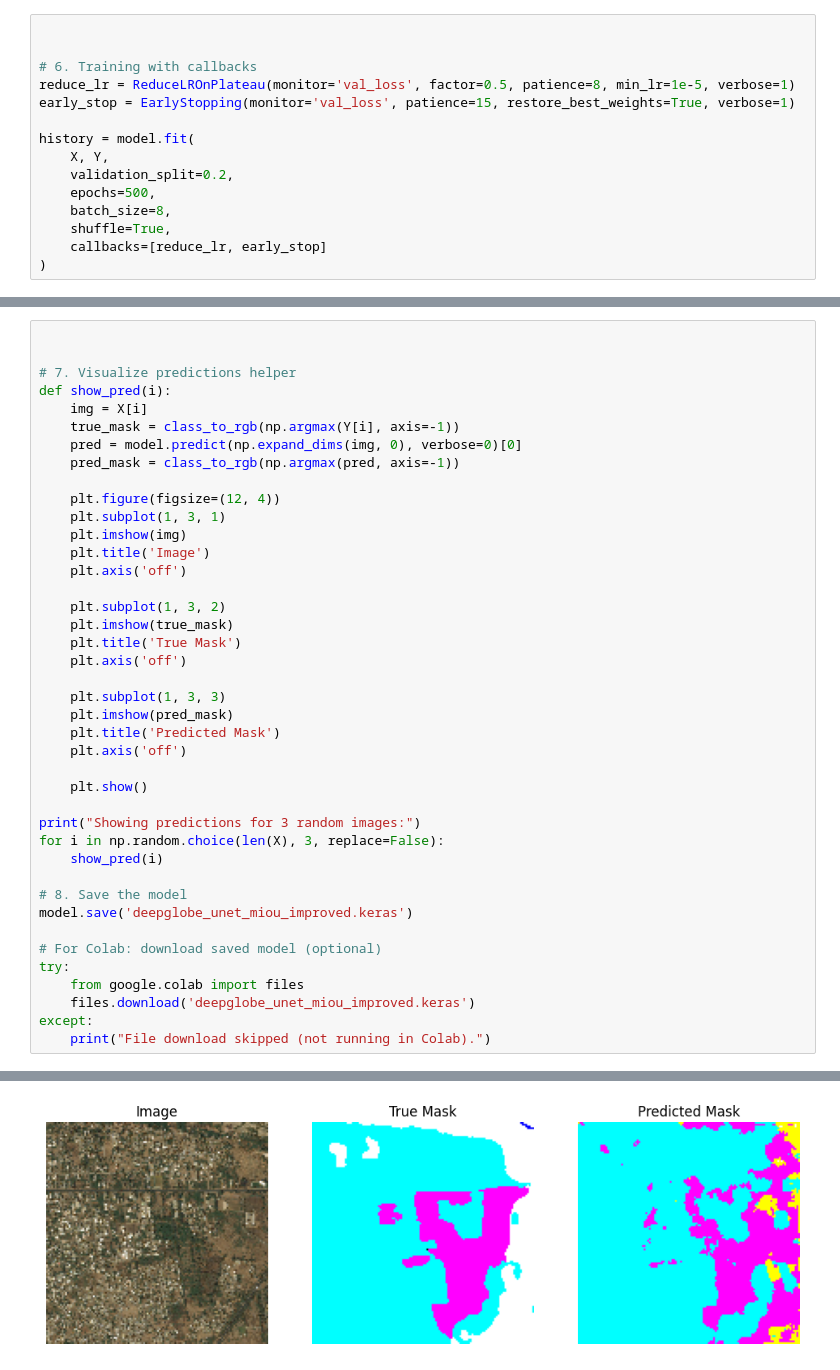
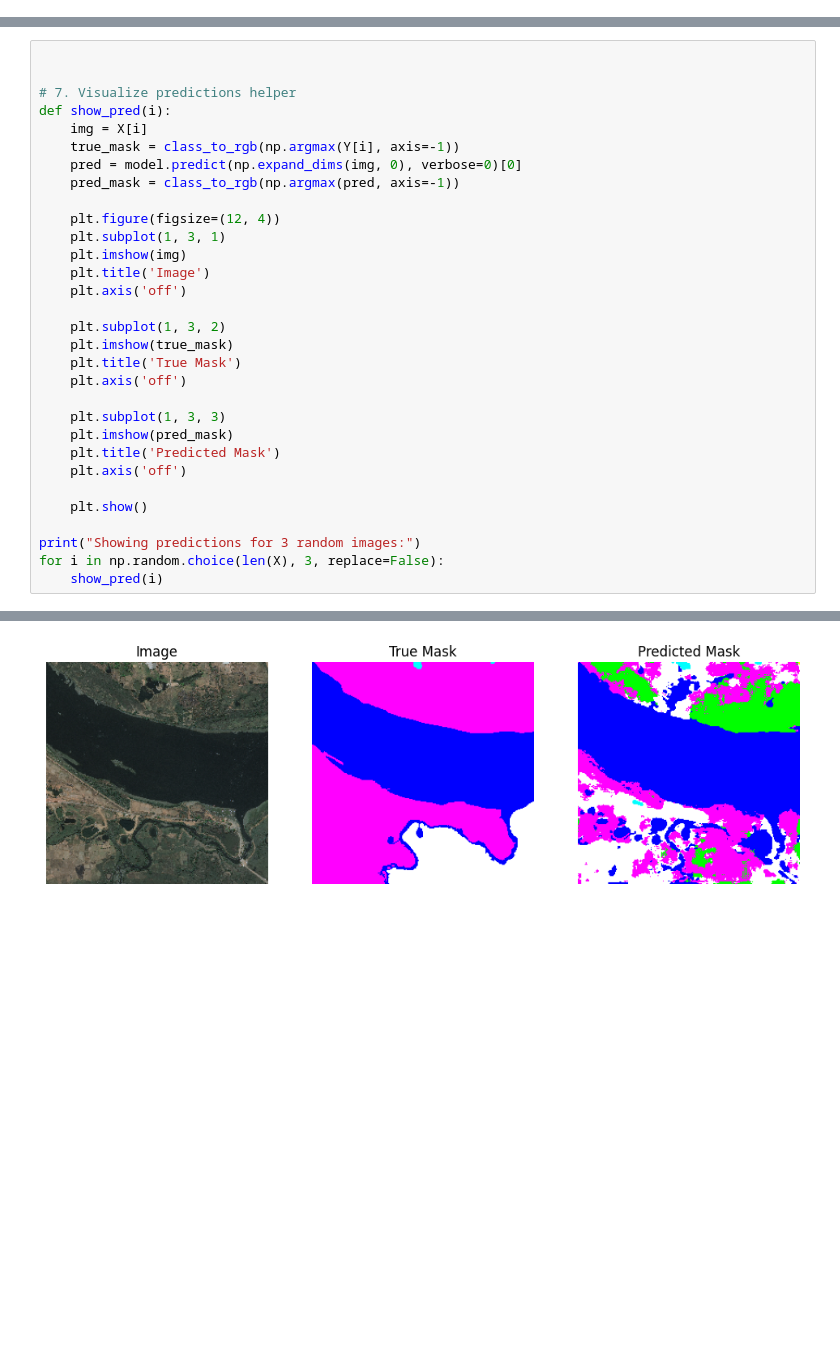
Before and after one commit to yamrajkhadka/Land-Cover-Classification-from-Satellite-Images-using-U-Net-on-the-DeepGlobe-Dataset, a Jupyter notebook: Untitled15.ipynb, the cells around one changed output, grey strips where cells are left out. Drawn from its saved outputs; the diff is of its cells as text; blank space fills up the shorter version.

```diff
--- a/Untitled15.ipynb
+++ b/Untitled15.ipynb
@@ -205,15 +239,0 @@ Model: "functional_6"
-# %%
-
-
-# 6. Training with callbacks
-reduce_lr = ReduceLROnPlateau(monitor='val_loss', factor=0.5, patience=8, min_lr=1e-5, verbose=1)
-early_stop = EarlyStopping(monitor='val_loss', patience=15, restore_best_weights=True, verbose=1)
-
-history = model.fit(
-    X, Y,
-    validation_split=0.2,
-    epochs=500,
-    batch_size=8,
-    shuffle=True,
-    callbacks=[reduce_lr, early_stop]
-)
@@ -266,15 +268,5 @@ def show_pred(i):
 print("Showing predictions for 3 random images:")
 for i in np.random.choice(len(X), 3, replace=False):
     show_pred(i)
-
-# 8. Save the model
-model.save('deepglobe_unet_miou_improved.keras')
-
-# For Colab: download saved model (optional)
-try:
-    from google.colab import files
-    files.download('deepglobe_unet_miou_improved.keras')
-except:
-    print("File download skipped (not running in Colab).")
 # %% [output]
 Showing predictions for 3 random images:
@@ -283 +275 @@ Showing predictions for 3 random images:
-[figure, old version]
+[figure, new version]
```
Also changed, not shown: parts of 4 cells of this notebook.
